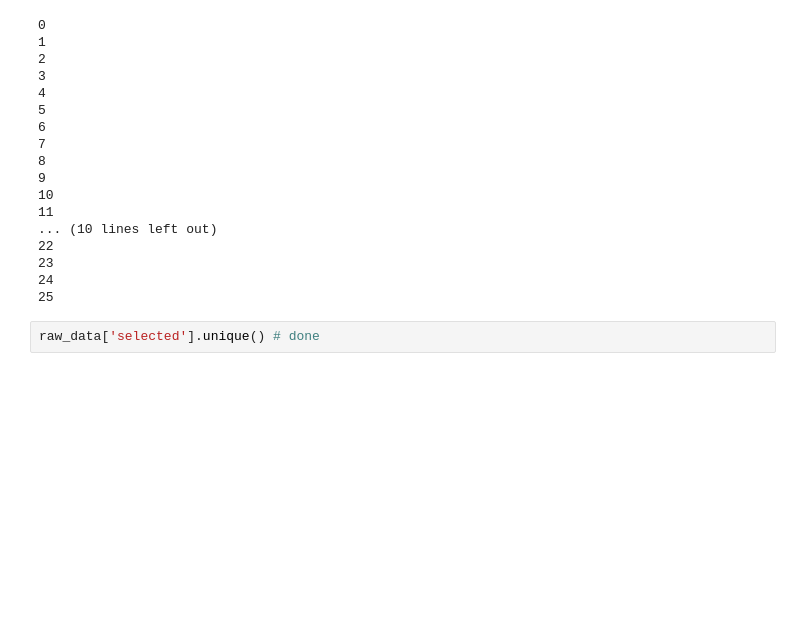
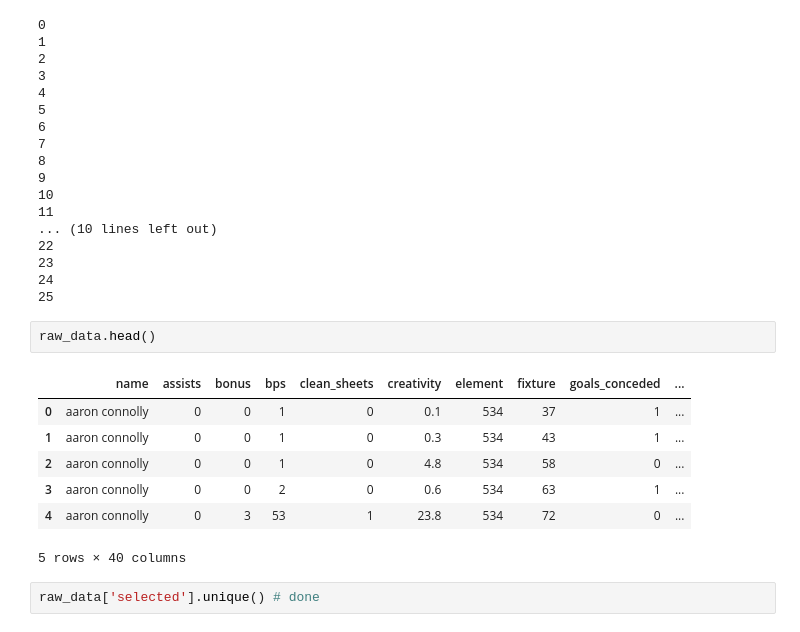
Before and after one commit to 1kruidenp/fflpred, a Jupyter notebook: notebooks/Thal's final.ipynb, the cells around one changed output. Drawn from its saved outputs; the diff is of its cells as text; blank space fills up the shorter version.

```diff
--- a/notebooks/Thal's final.ipynb
+++ b/notebooks/Thal's final.ipynb
@@ -37,6 +37,16 @@ for i,row in raw_data.iterrows():
 23
 24
 25
+# %%
+raw_data.head()
+# %% [output]
+|  | name | assists | bonus | bps | clean_sheets | creativity | element | fixture | goals_conceded | ... |
+| 0 | aaron connolly | 0 | 0 | 1 | 0 | 0.1 | 534 | 37 | 1 | ... |
+| 1 | aaron connolly | 0 | 0 | 1 | 0 | 0.3 | 534 | 43 | 1 | ... |
+| 2 | aaron connolly | 0 | 0 | 1 | 0 | 4.8 | 534 | 58 | 0 | ... |
+| 3 | aaron connolly | 0 | 0 | 2 | 0 | 0.6 | 534 | 63 | 1 | ... |
+| 4 | aaron connolly | 0 | 3 | 53 | 1 | 23.8 | 534 | 72 | 0 | ... |
+5 rows × 40 columns
 # %%
 raw_data['selected'].unique() # done
 # %% [output]
```
